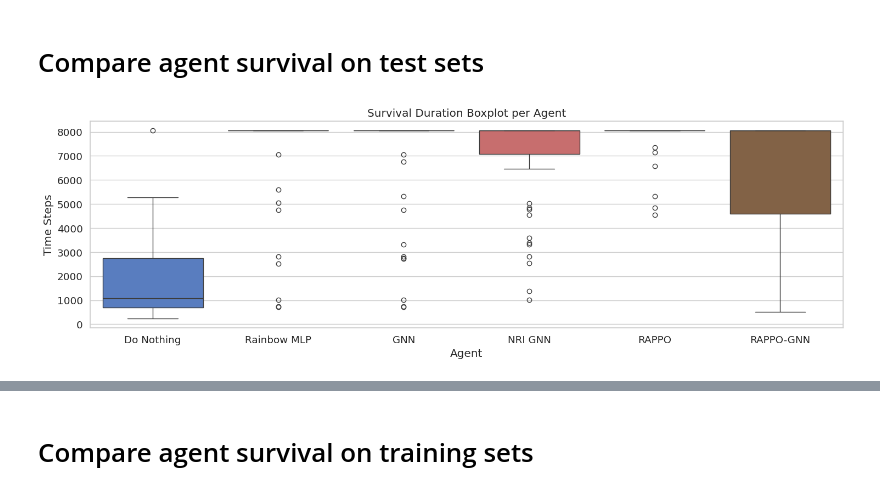
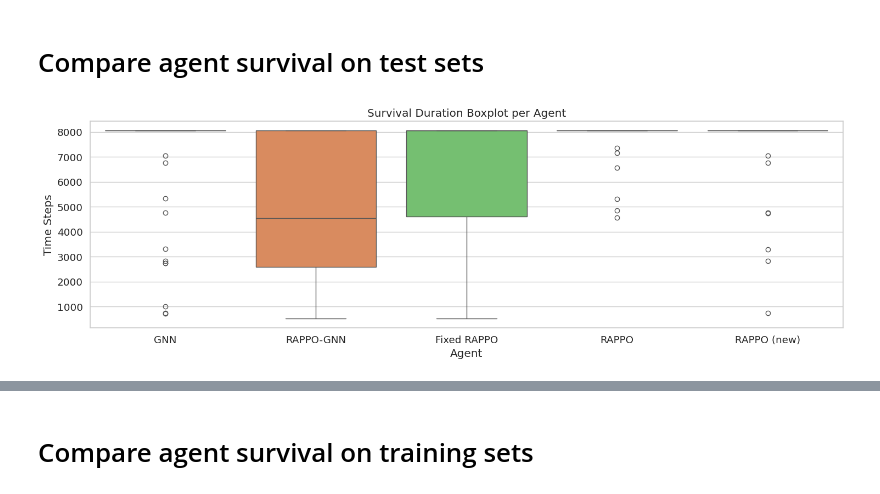
Before and after one commit to HansDampf37/NRI-for-explainable-RL-in-Power-Grids, a Jupyter notebook: src/visualization/visualize_agent_eval_results.ipynb, the cells around one changed output, grey strips where cells are left out. Cells and saved outputs as stored; diff of their text form; code cells hidden in the pictures.

```diff
--- a/src/visualization/visualize_agent_eval_results.ipynb
+++ b/src/visualization/visualize_agent_eval_results.ipynb
@@ -20,27 +20,29 @@ from src.visualization import get_evaluation_metrics, visualize_agent_survival,
 # %%
 
 
 ppo_gnn_metrics = get_evaluation_metrics(Path("/home/adrian/Dev/NRI-for-explainable-RL-in-Power-Grids/results/experiments/1001_compare_all/GNN_CustomPPO_0_47ac9_2026-01-09_19-01-53/evaluations"), "GNN")
 ppo_mlp_metrics = get_evaluation_metrics(Path("/home/adrian/Dev/NRI-for-explainable-RL-in-Power-Grids/results/experiments/1001_compare_all/MLP_CustomPPO_0_98de8_2026-01-09_19-04-10/evaluations"), "MLP (now)")
 # ppo_nri_gnn_metrics = get_evaluation_metrics(Path("/home/adrian/Dev/NRI-for-explainable-RL-in-Power-Grids/results/experiments/1001_compare_all/NRI_GNN_CustomPPO_0_b4e4e_2026-01-09_19-55-03/evaluations"), "NRI-GNN")
 ppo_ra_gnn_metrics = get_evaluation_metrics(Path("/home/adrian/Schreibtisch/1801_rappo_with_anneal_different_betas/CustomPPO_0_5448b_2026-01-18_14-26-43/evaluations/"), "RA-GNN")
 #ppo_ra_gnn_low_beta_metrics = get_evaluation_metrics(Path("/home/adrian/Dev/NRI-for-explainable-RL-in-Power-Grids/results/experiments/1201_ragnn_prior1_high_beta_temp0_like_gnn/CustomPPO_0_420a7_2026-01-12_13-21-44/evaluations"), "GNN-like")
 old_ppo_performance = get_evaluation_metrics(Path("/home/adrian/Schreibtisch/improve_baseline/evaluations/baselines/ppo/mlp_2025-12-13_17-39-58_510/checkpoints/checkpoint_100000/agent/val/"), "MLP (previously)")
 reco = get_evaluation_metrics(Path("/home/adrian/Dev/NRI-for-explainable-RL-in-Power-Grids/results/evaluations/reco_powerline_agent/val"), "Do Nothing")
 mlp_rainbow = get_evaluation_metrics(Path("/home/adrian/Schreibtisch/1901/1901_rainbow_baselines/CustomPPO_0_98414_2026-01-19_18-23-39_MLP/evaluations/"), "Rainbow MLP")
 nri_rainbow = get_evaluation_metrics(Path("/home/adrian/Schreibtisch/1901/1901_rainbow_baselines/CustomPPO_0_9c9d6_2026-01-19_18-23-46_NRI/evaluations/"), "Rainbow NRI GNN")
 gnn_rainbow = get_evaluation_metrics(Path("/home/adrian/Schreibtisch/1901/1901_rainbow_baselines/CustomPPO_0_9c7db_2026-01-19_18-23-46_GNN/evaluations/"), "Rainbow GNN")
 rappo_rainbow = get_evaluation_metrics(Path("/home/adrian/Schreibtisch/1901/1901_rainbow_rappo_with_anneal_different_betas/CustomPPO_0_99337_2026-01-19_18-23-41/evaluations/"), "Rainbow RAPPO")
 mlp = get_evaluation_metrics(Path("/home/adrian/Schreibtisch/1901/1901_baselines/CustomPPO_0_48ac9_2026-01-19_14-39-31_MLP/evaluations/"), "MLP")
 nri = get_evaluation_metrics(Path("/home/adrian/Schreibtisch/1901/1901_baselines/CustomPPO_0_4eebd_2026-01-19_14-39-41_NRI/evaluations/"), "NRI GNN")
 gnn = get_evaluation_metrics(Path("/home/adrian/Schreibtisch/1901/1901_baselines/CustomPPO_0_4cbd2_2026-01-19_14-39-38_GNN/evaluations/"), "GNN")
 rappo = get_evaluation_metrics(Path("/home/adrian/Schreibtisch/1901/1901_rappo_with_anneal_different_betas/CustomPPO_0_426b7_2026-01-19_10-28-48/evaluations/"), "RAPPO")
-rappognn = get_evaluation_metrics(Path("/home/adrian/Schreibtisch/3001_baselines/CustomPPO_0_5c5fd_2026-01-30_13-01-07/evaluations/"), "RAPPO-GNN")
-to_be_compared = [reco, mlp_rainbow, gnn, nri, rappo, rappognn]#, rappo]
+fixed_rappo = get_evaluation_metrics(Path("/home/adrian/Schreibtisch/3001_baselines/CustomPPO_0_5c5fd_2026-01-30_13-01-07/evaluations/"), "Fixed RAPPO")
+rappognn = get_evaluation_metrics(Path("/home/adrian/Schreibtisch/0201_baselines/CustomPPO_0_37fb5_2026-02-02_11-52-07/evaluations/"), "RAPPO-GNN")
+rappo_new = get_evaluation_metrics(Path("/home/adrian/Schreibtisch/0302_OPT_RAGNN/CustomPPO_3087133_5b7242a3_2026-02-03_14-17-38/evaluations/"), "RAPPO (new)")
+to_be_compared = [gnn, rappognn, fixed_rappo, rappo, rappo_new]#reco, mlp_rainbow, gnn, nri, rappo, rappognn]#, rappo]
 
 visualize_agent_survival(to_be_compared)
 # %% [output]
-[figure, old version]
+[figure, new version]
 # %%
 from tabulate import tabulate
 
```
Also changed, not shown: parts of 1 cell of this notebook, 6 other files.
